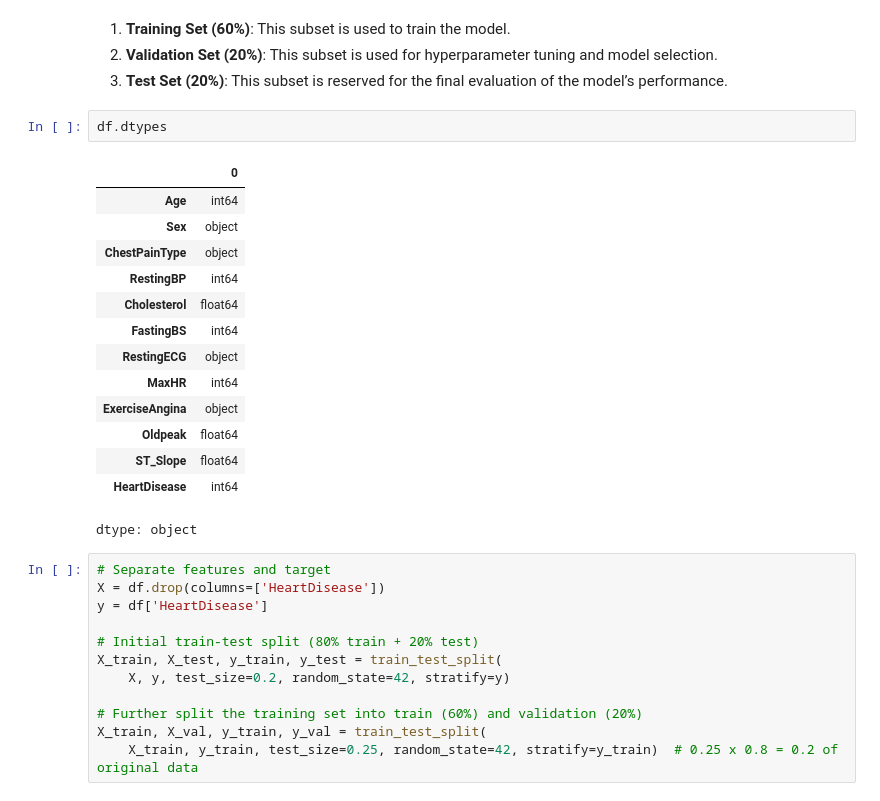
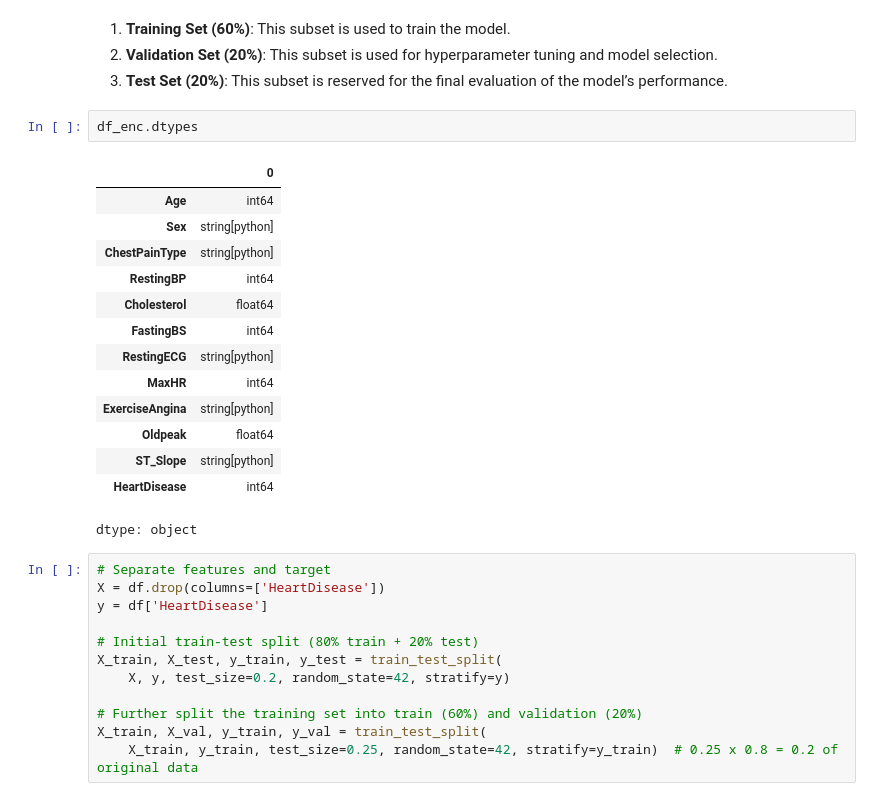
Before and after one commit to TechNalp/ai_hearth_-diseases_detection, a Jupyter notebook: hearth-disease-prediction.ipynb, the cells around one changed output. Saved outputs shown, nothing was run; the diff lists cells and outputs as text.

```diff
--- a/hearth-disease-prediction.ipynb
+++ b/hearth-disease-prediction.ipynb
@@ -469,20 +466,20 @@ fig.show()
 2.	**Validation Set (20%)**: This subset is used for hyperparameter tuning and model selection.
 3.	**Test Set (20%)**: This subset is reserved for the final evaluation of the model’s performance.
 # %%
-df.dtypes
+df_enc.dtypes
 # %% [output]
 |  | 0 |
 | Age | int64 |
-| Sex | object |
-| ChestPainType | object |
+| Sex | string[python] |
+| ChestPainType | string[python] |
 | RestingBP | int64 |
 | Cholesterol | float64 |
 | FastingBS | int64 |
-| RestingECG | object |
+| RestingECG | string[python] |
 | MaxHR | int64 |
-| ExerciseAngina | object |
+| ExerciseAngina | string[python] |
 | Oldpeak | float64 |
-| ST_Slope | float64 |
+| ST_Slope | string[python] |
 | HeartDisease | int64 |
 dtype: object
 # %%
```
Also changed, not shown: parts of 10 cells of this notebook.
